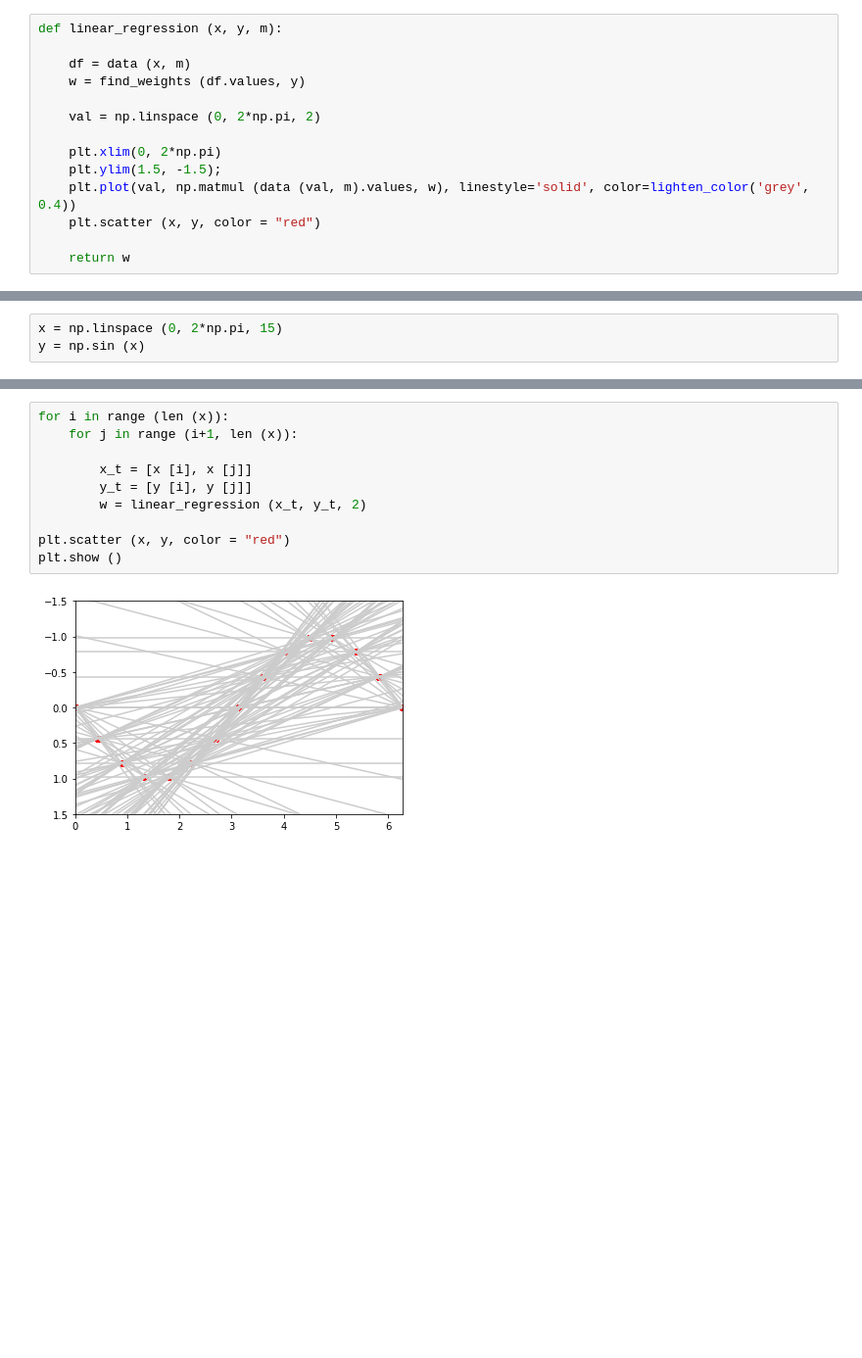
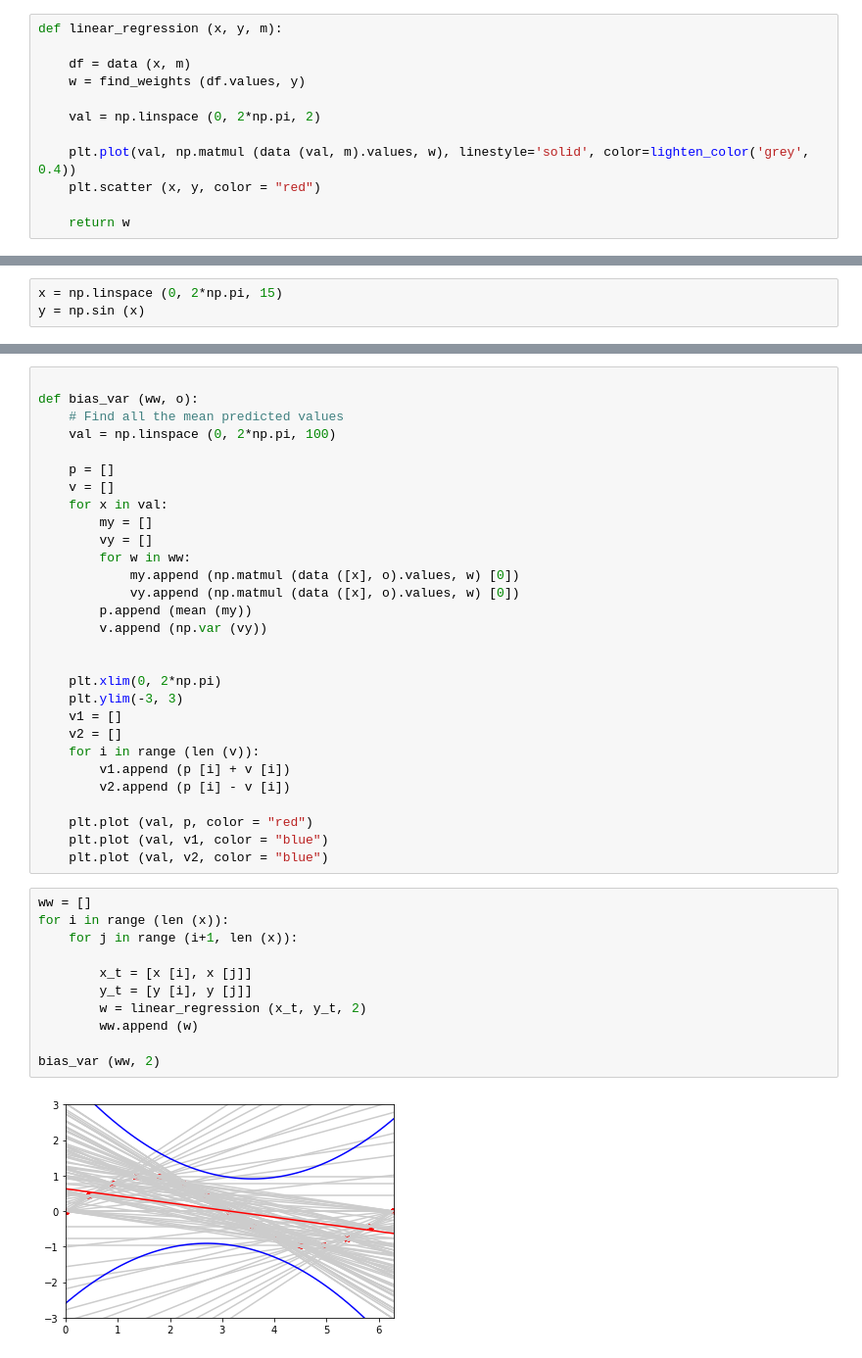
Before and after one commit to AnkitDimri/Machine-Learning, a Jupyter notebook: bias and variance.ipynb, the cells around one changed output, grey strips where cells are left out. Shown: that part at 98% size. Drawn from its saved outputs; the diff is of its cells as text; blank space fills up the shorter version.

Commit message:
bias and variance in the values of weights updated

```diff
--- a/bias and variance.ipynb
+++ b/bias and variance.ipynb
@@ -29,8 +30,6 @@ def linear_regression (x, y, m):
 
     val = np.linspace (0, 2*np.pi, 2)
 
-    plt.xlim(0, 2*np.pi)
-    plt.ylim(1.5, -1.5);
     plt.plot(val, np.matmul (data (val, m).values, w), linestyle='solid', color=lighten_color('grey', 0.4))
     plt.scatter (x, y, color = "red")
 
@@ -95,12 +73,42 @@ plt.plot(val, np.matmul (data (val, 1).values, mw) - var, linestyle='solid', col
+# %%
+
+def bias_var (ww, o):
+    # Find all the mean predicted values
+    val = np.linspace (0, 2*np.pi, 100)
+
+    p = []
+    v = []
+    for x in val:
+        my = []
+        vy = []
+        for w in ww:
+            my.append (np.matmul (data ([x], o).values, w) [0])
+            vy.append (np.matmul (data ([x], o).values, w) [0])
+        p.append (mean (my))
+        v.append (np.var (vy))
+
+
+    plt.xlim(0, 2*np.pi)
+    plt.ylim(-3, 3)
+    v1 = []
+    v2 = []
+    for i in range (len (v)):
+        v1.append (p [i] + v [i])
+        v2.append (p [i] - v [i])
+
+    plt.plot (val, p, color = "red")
+    plt.plot (val, v1, color = "blue")
+    plt.plot (val, v2, color = "blue")
 # %%
+ww = []
 for i in range (len (x)):
     for j in range (i+1, len (x)):
 
         x_t = [x [i], x [j]]
         y_t = [y [i], y [j]]
         w = linear_regression (x_t, y_t, 2)
+        ww.append (w)
 
-plt.scatter (x, y, color = "red")
-plt.show ()
+bias_var (ww, 2)
 # %% [output]
-[figure, old version]
+[figure, new version]
```
Also changed, not shown: parts of 3 cells of this notebook.
